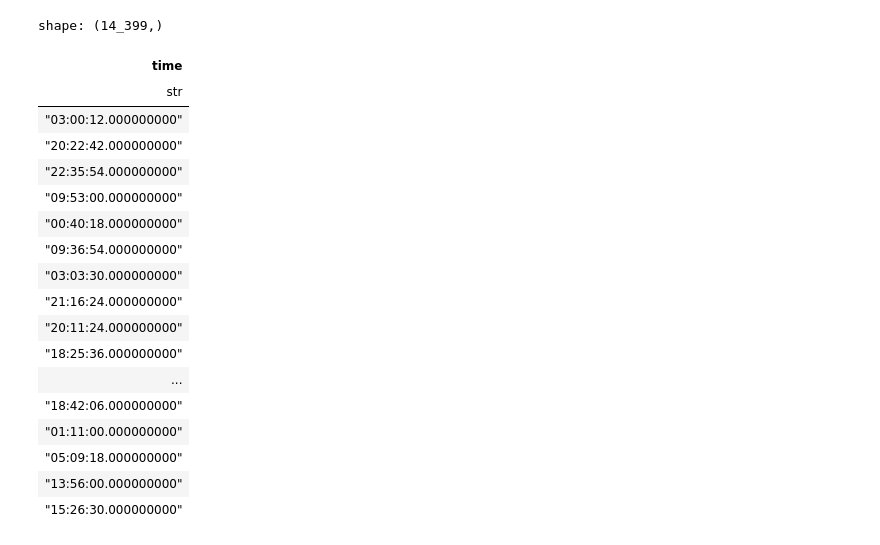
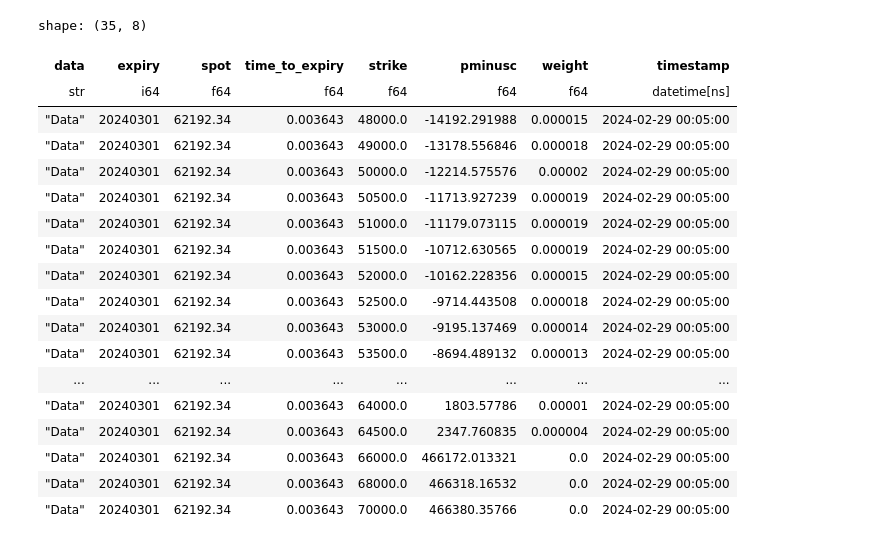
Before and after one commit to hertzC/Baseoffset-and-Volatility-Fitting-Manager, a Jupyter notebook: notebooks/snaity_checker.ipynb, the cells around one changed output. Drawn from its saved outputs; the diff is of its cells as text; code cells hidden in the pictures.

```diff
--- a/notebooks/snaity_checker.ipynb
+++ b/notebooks/snaity_checker.ipynb
@@ -235,8 +235,8 @@ fig.update_layout(
 fig.show()
 # %%
 date_str = "20240229"  # Fixed: removed extra digit
-df = pl.read_csv('sample_data.csv').with_columns(
+df = pl.read_csv('sample_data_2.csv').with_columns(
             timestamp=(pl.lit(date_str) + " " + pl.col("time")).str.strptime(pl.Datetime('ns'), "%Y%m%d %H:%M:%S%.f"),
-        )
+        ).drop('time')
 df.head()
 # %% [output]
@@ -247,22 +251,24 @@ You might want to try:
 # %%
-df['time'].unique()
+from datetime import datetime
+
+df.filter(pl.col('timestamp')==datetime(2024,2,29,0,5))
 # %% [output]
-shape: (14_399,)
+shape: (35, 8)
-| time |
-| str |
-| "03:00:12.000000000" |
-| "20:22:42.000000000" |
-| "22:35:54.000000000" |
-| "09:53:00.000000000" |
-| "00:40:18.000000000" |
-| "09:36:54.000000000" |
-| "03:03:30.000000000" |
-| "21:16:24.000000000" |
-| "20:11:24.000000000" |
-| "18:25:36.000000000" |
-| ... |
-| "18:42:06.000000000" |
-| "01:11:00.000000000" |
-| "05:09:18.000000000" |
-| "13:56:00.000000000" |
-| "15:26:30.000000000" |
+| data | expiry | spot | time_to_expiry | strike | pminusc | weight | timestamp |
+| str | i64 | f64 | f64 | f64 | f64 | f64 | datetime[ns] |
+| "Data" | 20240301 | 62192.34 | 0.003643 | 48000.0 | -14192.291988 | 0.000015 | 2024-02-29 00:05:00 |
+| "Data" | 20240301 | 62192.34 | 0.003643 | 49000.0 | -13178.556846 | 0.000018 | 2024-02-29 00:05:00 |
+| "Data" | 20240301 | 62192.34 | 0.003643 | 50000.0 | -12214.575576 | 0.00002 | 2024-02-29 00:05:00 |
+| "Data" | 20240301 | 62192.34 | 0.003643 | 50500.0 | -11713.927239 | 0.000019 | 2024-02-29 00:05:00 |
+| "Data" | 20240301 | 62192.34 | 0.003643 | 51000.0 | -11179.073115 | 0.000019 | 2024-02-29 00:05:00 |
+| "Data" | 20240301 | 62192.34 | 0.003643 | 51500.0 | -10712.630565 | 0.000019 | 2024-02-29 00:05:00 |
+| "Data" | 20240301 | 62192.34 | 0.003643 | 52000.0 | -10162.228356 | 0.000015 | 2024-02-29 00:05:00 |
+| "Data" | 20240301 | 62192.34 | 0.003643 | 52500.0 | -9714.443508 | 0.000018 | 2024-02-29 00:05:00 |
+| "Data" | 20240301 | 62192.34 | 0.003643 | 53000.0 | -9195.137469 | 0.000014 | 2024-02-29 00:05:00 |
+| "Data" | 20240301 | 62192.34 | 0.003643 | 53500.0 | -8694.489132 | 0.000013 | 2024-02-29 00:05:00 |
+| ... | ... | ... | ... | ... | ... | ... | ... |
+| "Data" | 20240301 | 62192.34 | 0.003643 | 64000.0 | 1803.57786 | 0.00001 | 2024-02-29 00:05:00 |
+| "Data" | 20240301 | 62192.34 | 0.003643 | 64500.0 | 2347.760835 | 0.000004 | 2024-02-29 00:05:00 |
+| "Data" | 20240301 | 62192.34 | 0.003643 | 66000.0 | 466172.013321 | 0.0 | 2024-02-29 00:05:00 |
+| "Data" | 20240301 | 62192.34 | 0.003643 | 68000.0 | 466318.16532 | 0.0 | 2024-02-29 00:05:00 |
+| "Data" | 20240301 | 62192.34 | 0.003643 | 70000.0 | 466380.35766 | 0.0 | 2024-02-29 00:05:00 |
```
Also changed, not shown: parts of 1 cell of this notebook, 4 other files.
